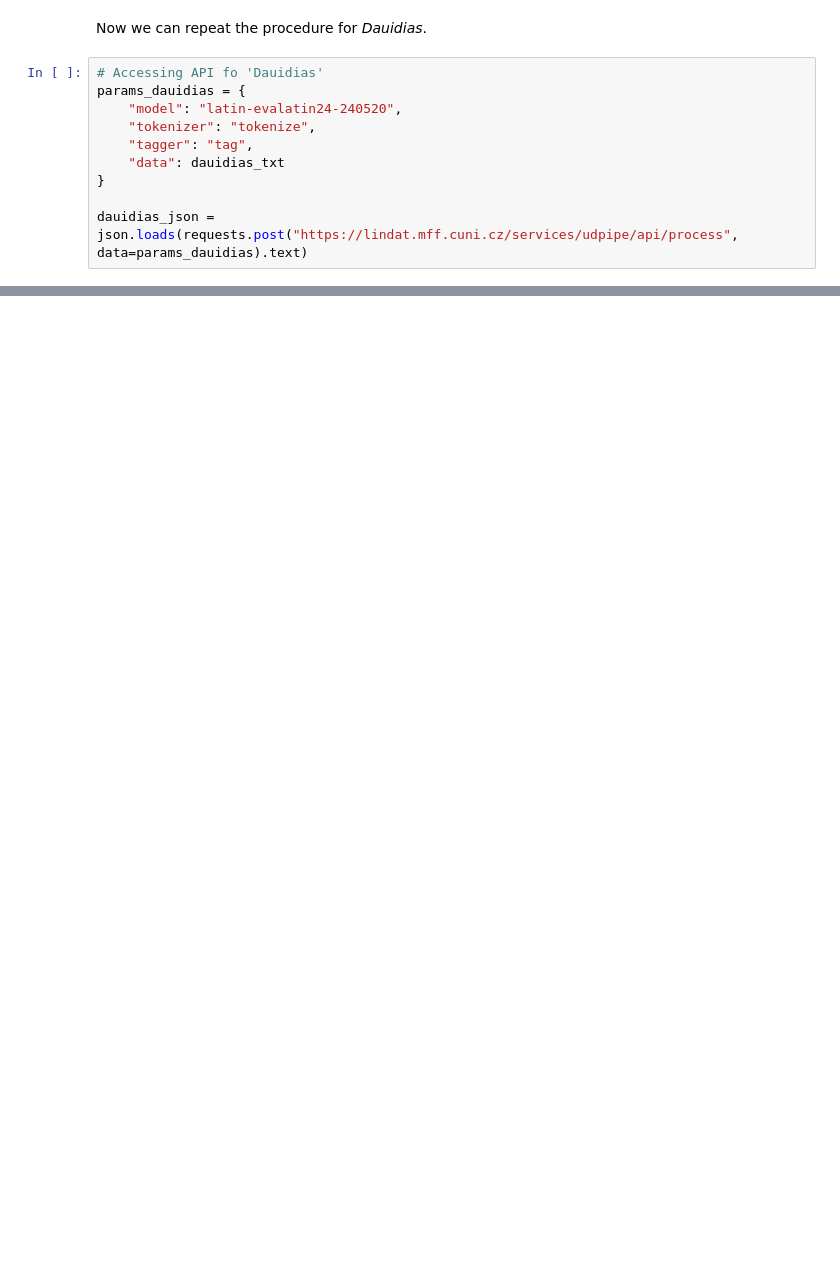
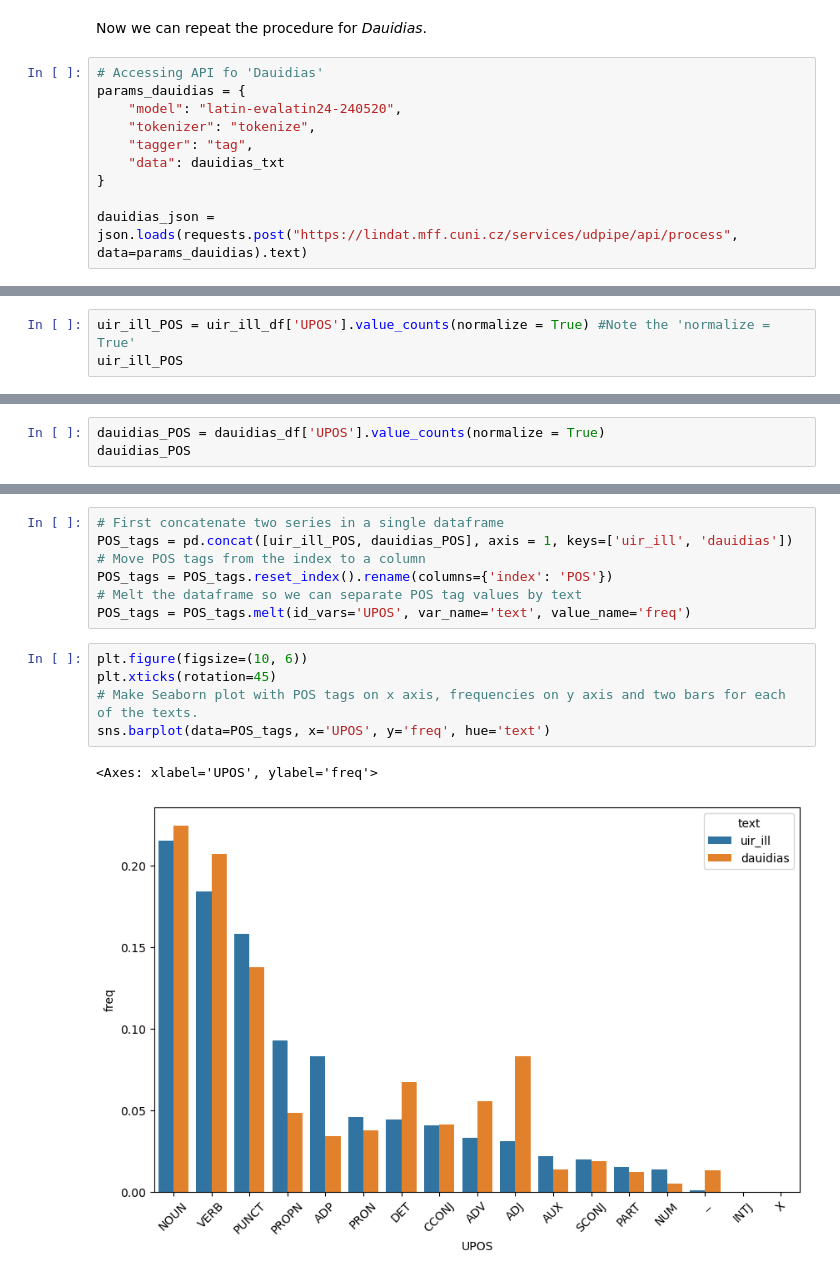
Before and after one commit to petar-soldo/croala-marulic, a Jupyter notebook: croala-marulus.ipynb, the cells around one changed output, grey strips where cells are left out. Saved outputs shown, nothing was run; the diff lists cells and outputs as text; blank space fills up the shorter version.

```diff
--- a/croala-marulus.ipynb
+++ b/croala-marulus.ipynb
@@ -968,0 +1049,3 @@ While creating the *Dauidias* dataframe we ran in to some trouble reading certai
+# %%
+uir_ill_POS = uir_ill_df['UPOS'].value_counts(normalize = True) #Note the 'normalize = True'
+uir_ill_POS
@@ -968,0 +1070,3 @@ While creating the *Dauidias* dataframe we ran in to some trouble reading certai
+# %%
+dauidias_POS = dauidias_df['UPOS'].value_counts(normalize = True)
+dauidias_POS
@@ -968,0 +1093,15 @@ While creating the *Dauidias* dataframe we ran in to some trouble reading certai
+# %%
+# First concatenate two series in a single dataframe
+POS_tags = pd.concat([uir_ill_POS, dauidias_POS], axis = 1, keys=['uir_ill', 'dauidias'])
+# Move POS tags from the index to a column
+POS_tags = POS_tags.reset_index().rename(columns={'index': 'POS'})
+# Melt the dataframe so we can separate POS tag values by text
+POS_tags = POS_tags.melt(id_vars='UPOS', var_name='text', value_name='freq')
+# %%
+plt.figure(figsize=(10, 6))
+plt.xticks(rotation=45)
+# Make Seaborn plot with POS tags on x axis, frequencies on y axis and two bars for each of the texts.
+sns.barplot(data=POS_tags, x='UPOS', y='freq', hue='text')
+# %% [output]
+<Axes: xlabel='UPOS', ylabel='freq'>
+[figure, added]
```
Also changed, not shown: parts of 40 cells of this notebook.
